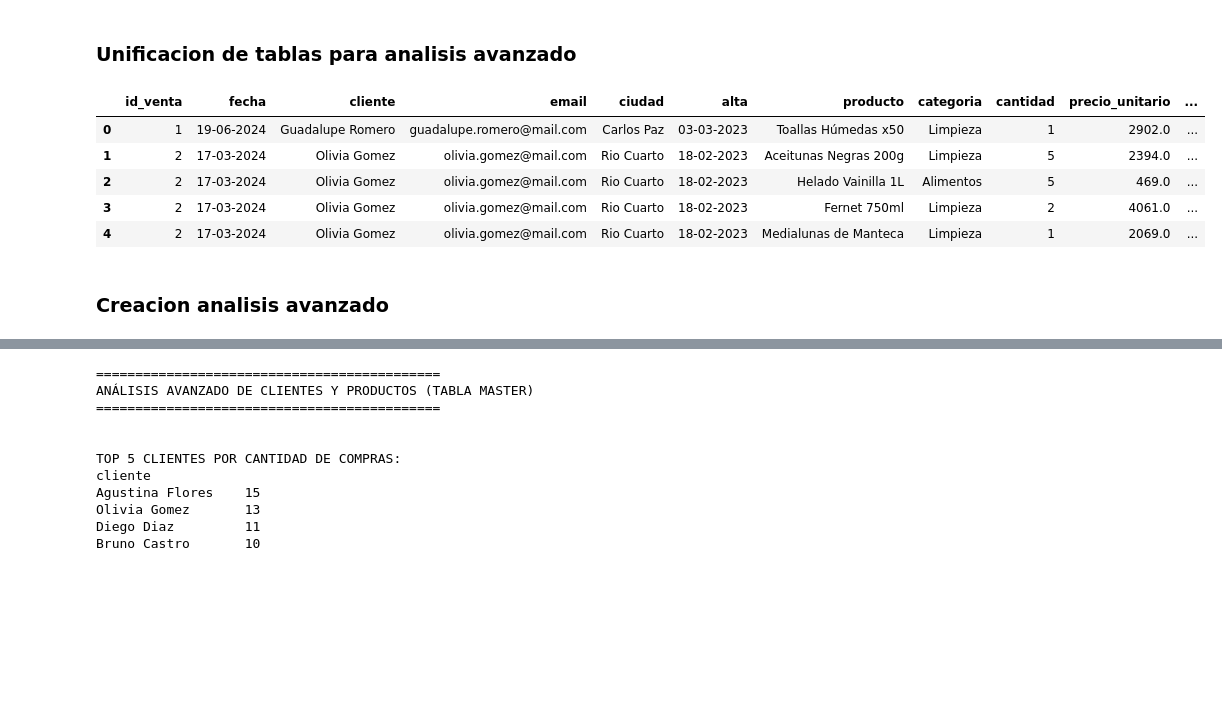
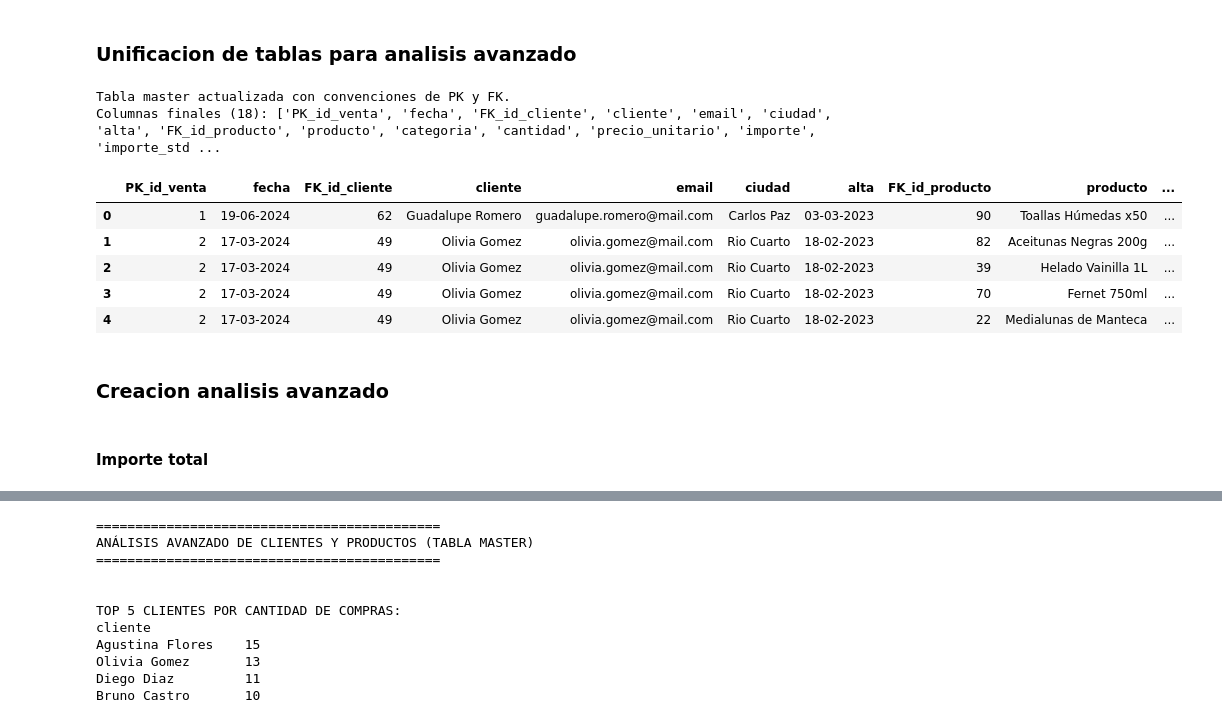
Before and after one commit to DiegoPenalba/ProyectoAurilion, a Jupyter notebook: data.ipynb, the cells around one changed output, grey strips where cells are left out. Cells and saved outputs as stored; diff of their text form; code cells hidden in the pictures; blank space fills up the shorter version.

Commit message:
se ordena el documento, se modifica el csv para mayor robustez, se separan los analisis

```diff
--- a/data.ipynb
+++ b/data.ipynb
@@ -1022,15 +1291,15 @@ ventas_detalle_df_norm.head()
 # %% [markdown]
 ### Ahora concatenamos todas las tablas para generar un csv con el que vamos a trabajar
 # %%
-
-
 # Paso 1: Renombrar los IDs para evitar confusión
 clientes_df_norm = clientes_df_norm.rename(columns={'id': 'id_cliente'})
 productos_df_norm = productos_df_norm.rename(columns={'id': 'id_producto'})
 ventas_df_encoded = ventas_df_encoded.rename(columns={'id': 'id_venta'})
-ventas_detalle_df_norm = ventas_detalle_df_norm.rename(columns={'ID_venta': 'id_venta', 'FK_producto': 'id_producto'})
+ventas_detalle_df_norm = ventas_detalle_df_norm.rename(
+    columns={'ID_venta': 'id_venta', 'FK_producto': 'id_producto'}
+)
 
-# Paso 2: Empezamos uniendo el detalle con la venta
+# Paso 2: Unimos el detalle con la venta
 detalle_ventas_full = pd.merge(
     ventas_detalle_df_norm,
     ventas_df_encoded,
@@ -1054,22 +1323,24 @@ detalle_ventas_full = pd.merge(
     how='left'
 )
 
-# Paso 5: Reordenamos las columnas para mayor claridad
+# Paso 5: Reordenamos las columnas para mayor claridad, incluyendo los IDs
 columnas_ordenadas = [
-    'id_venta', 'fecha', 'cliente', 'ciudad', 'producto', 'categoria',
+    'id_venta', 'fecha',
+    'id_cliente', 'cliente', 'email', 'ciudad', 'alta',
+    'id_producto', 'producto', 'categoria',
     'cantidad', 'precio_unitario', 'importe', 'importe_std',
     'medio_pago_efectivo', 'medio_pago_qr', 'medio_pago_tarjeta', 'medio_pago_transferencia',
-    'precio', 'email', 'alta'
+    'precio'
 ]
 
-# Tomamos solo las columnas que existan (por si alguna no está)
+# Tomamos solo las columnas que existan (por si alguna falta)
 columnas_finales = [col for col in columnas_ordenadas if col in detalle_ventas_full.columns]
 ventas_master_df = detalle_ventas_full[columnas_finales]
 
 # Paso 6: Guardamos en CSV
 ventas_master_df.to_csv("ventas_master.csv", index=False, encoding='utf-8-sig')
 
-print("✅ Archivo 'ventas_master.csv' creado con éxito")
+print("Archivo 'ventas_master.csv' creado con éxito")
 print("Filas totales:", len(ventas_master_df))
 ventas_master_df.head()
 # %% [output]
@@ -1084,23 +1355,54 @@ Filas totales: 343
 # %% [markdown]
 ### Unificacion de tablas para analisis avanzado
 # %%
-# Eliminamos la columna 'precio' porque esta duplicada
-ventas_master_df = ventas_master_df.drop(columns=['precio'])
+# Elimin0 la columna duplicada 'precio'
+if 'precio' in ventas_master_df.columns:
+    ventas_master_df = ventas_master_df.drop(columns=['precio'])
 
-# Ordeno las columnas para buscar mas consistencia
-ventas_master_df = ventas_master_df[[
-    'id_venta', 'fecha', 'cliente', 'email', 'ciudad', 'alta',
-    'producto', 'categoria', 'cantidad', 'precio_unitario', 'importe', 'importe_std',
-    'medio_pago_efectivo', 'medio_pago_qr', 'medio_pago_tarjeta', 'medio_pago_transferencia'
-]]
+# Renombro los IDs según su rol
+ventas_master_df = ventas_master_df.rename(columns={
+    'id_venta': 'PK_id_venta',
+    'id_cliente': 'FK_id_cliente',
+    'id_producto': 'FK_id_producto'
+})
 
+# Reordeno las columnas para mayor consistencia
+columnas_ordenadas = [
+    # Información de la venta
+    'PK_id_venta', 'fecha',
+
+    # Información del cliente
+    'FK_id_cliente', 'cliente', 'email', 'ciudad', 'alta',
+
+    # Información del producto
+    'FK_id_producto', 'producto', 'categoria',
+
+    # Detalle de la transacción
+    'cantidad', 'precio_unitario', 'importe', 'importe_std',
+
+    # Medios de pago
+    'medio_pago_efectivo', 'medio_pago_qr',
+    'medio_pago_tarjeta', 'medio_pago_transferencia'
+]
+
+# Validamos que las columnas existan antes de seleccionar
+columnas_finales = [col for col in columnas_ordenadas if col in ventas_master_df.columns]
+ventas_master_df = ventas_master_df[columnas_finales]
+
+# verificamos resultado de la unificacion
+print("Tabla master actualizada con convenciones de PK y FK.")
+print(f"Columnas finales ({len(ventas_master_df.columns)}): {list(ventas_master_df.columns)}")
 ventas_master_df.head()
 # %% [output]
+Tabla master actualizada con convenciones de PK y FK.
+Columnas finales (18): ['PK_id_venta', 'fecha', 'FK_id_cliente', 'cliente', 'email', 'ciudad', 'alta', 'FK_id_producto', 'producto', 'categoria', 'cantidad', 'precio_unitario', 'importe', 'importe_std ...
-|  | id_venta | fecha | cliente | email | ciudad | alta | producto | categoria | cantidad | precio_unitario | ... |
-| 0 | 1 | 19-06-2024 | Guadalupe Romero | guadalupe.romero@mail.com | Carlos Paz | 03-03-2023 | Toallas Húmedas x50 | Limpieza | 1 | 2902.0 | ... |
-| 1 | 2 | 17-03-2024 | Olivia Gomez | olivia.gomez@mail.com | Rio Cuarto | 18-02-2023 | Aceitunas Negras 200g | Limpieza | 5 | 2394.0 | ... |
-| 2 | 2 | 17-03-2024 | Olivia Gomez | olivia.gomez@mail.com | Rio Cuarto | 18-02-2023 | Helado Vainilla 1L | Alimentos | 5 | 469.0 | ... |
-| 3 | 2 | 17-03-2024 | Olivia Gomez | olivia.gomez@mail.com | Rio Cuarto | 18-02-2023 | Fernet 750ml | Limpieza | 2 | 4061.0 | ... |
-| 4 | 2 | 17-03-2024 | Olivia Gomez | olivia.gomez@mail.com | Rio Cuarto | 18-02-2023 | Medialunas de Manteca | Limpieza | 1 | 2069.0 | ... |
+|  | PK_id_venta | fecha | FK_id_cliente | cliente | email | ciudad | alta | FK_id_producto | producto | ... |
+| 0 | 1 | 19-06-2024 | 62 | Guadalupe Romero | guadalupe.romero@mail.com | Carlos Paz | 03-03-2023 | 90 | Toallas Húmedas x50 | ... |
+| 1 | 2 | 17-03-2024 | 49 | Olivia Gomez | olivia.gomez@mail.com | Rio Cuarto | 18-02-2023 | 82 | Aceitunas Negras 200g | ... |
+| 2 | 2 | 17-03-2024 | 49 | Olivia Gomez | olivia.gomez@mail.com | Rio Cuarto | 18-02-2023 | 39 | Helado Vainilla 1L | ... |
+| 3 | 2 | 17-03-2024 | 49 | Olivia Gomez | olivia.gomez@mail.com | Rio Cuarto | 18-02-2023 | 70 | Fernet 750ml | ... |
+| 4 | 2 | 17-03-2024 | 49 | Olivia Gomez | olivia.gomez@mail.com | Rio Cuarto | 18-02-2023 | 22 | Medialunas de Manteca | ... |
 # %% [markdown]
 ### Creacion analisis avanzado
+# %% [markdown]
+#### Importe total
```
Also changed, not shown: parts of 24 cells of this notebook, 1 other file.
